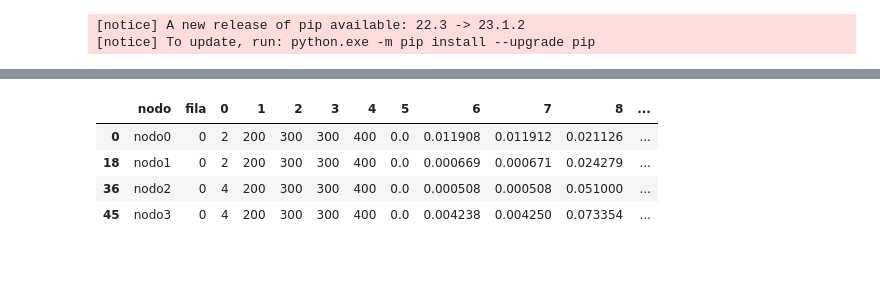
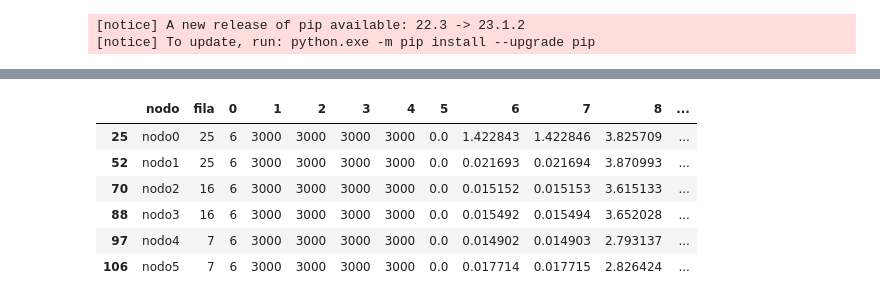
Before and after one commit to Nano-Nathan/proyecto-ppd, a Jupyter notebook: data_processing.ipynb, the cells around one changed output, grey strips where cells are left out. Saved outputs shown, nothing was run; the diff lists cells and outputs as text; code cells hidden in the pictures; blank space fills up the shorter version.

```diff
--- a/data_processing.ipynb
+++ b/data_processing.ipynb
@@ -78,6 +84,6 @@ df_promedioNodo0
 # %%
 # agrupamos los casos en un nuevo dataframe juntando los datos de los dataframe de nodos cuyos valores de fila para las primeras 5 columnas son iguales a 2	400	400	400	400
-df_nodos = pd.concat([df_promedioNodo0, df_promedioNodo1, df_promedioNodo2, df_promedioNodo3], keys=['nodo0', 'nodo1', 'nodo2', 'nodo3'], names=['nodo', 'fila'])
+df_nodos = pd.concat([df_promedioNodo0, df_promedioNodo1, df_promedioNodo2, df_promedioNodo3, df_promedioNodo4, df_promedioNodo5], keys=['nodo0', 'nodo1', 'nodo2', 'nodo3', 'nodo4', 'nodo5'], names=['nodo', 'fila'])
 # df_nodos = pd.concat([df_promedioNodo0, df_promedioNodo1, df_promedioNodo2, df_promedioNodo3], ignore_index=True)
 df_nodos = df_nodos.reset_index().rename(columns={'index': 'nodo'})
 # %%
@@ -84,0 +105,3 @@ df_nodos
+# %%
+dataCasos.sort_values(by=['nodos', 'fil_a', 'col_a', 'fil_b', 'col_b'], inplace=True)
+dataCasos
@@ -94,19 +137,19 @@ df_nodos[df_nodos['fila'] == 2]
 # %%
 # en un dict crear un dataframe por cada grupo de nodos que tengan igual numero de indice 'fila'
+
 df_casos = {}
-for i in range(0, 18):
-    df_casos[i] = df_nodos[df_nodos['fila'] == i]
+for i in range(0, 27):
+    df_casos[i] = df_nodos[(df_nodos[0] == dataCasos.iloc[i]['nodos']) & (df_nodos[1] == dataCasos.iloc[i]['fil_a']) & (df_nodos[2] == dataCasos.iloc[i]['col_a']) & (df_nodos[3] == dataCasos.iloc[i]['fil_b']) & (df_nodos[4] == dataCasos.iloc[i]['col_b'])]
-# %%
-# eliminamos las columnas que no nos interesan para el analisis
-df_casos[0] = df_casos[0].drop(['fila',0,1,2,3,4], axis=1)
 # %%
-df_casos[0]
+df_casos[25]
 # %% [output]
 |  | nodo | fila | 0 | 1 | 2 | 3 | 4 | 5 | 6 | 7 | 8 | ... |
-| 0 | nodo0 | 0 | 2 | 200 | 300 | 300 | 400 | 0.0 | 0.011908 | 0.011912 | 0.021126 | ... |
-| 18 | nodo1 | 0 | 2 | 200 | 300 | 300 | 400 | 0.0 | 0.000669 | 0.000671 | 0.024279 | ... |
-| 36 | nodo2 | 0 | 4 | 200 | 300 | 300 | 400 | 0.0 | 0.000508 | 0.000508 | 0.051000 | ... |
-| 45 | nodo3 | 0 | 4 | 200 | 300 | 300 | 400 | 0.0 | 0.004238 | 0.004250 | 0.073354 | ... |
+| 25 | nodo0 | 25 | 6 | 3000 | 3000 | 3000 | 3000 | 0.0 | 1.422843 | 1.422846 | 3.825709 | ... |
+| 52 | nodo1 | 25 | 6 | 3000 | 3000 | 3000 | 3000 | 0.0 | 0.021693 | 0.021694 | 3.870993 | ... |
+| 70 | nodo2 | 16 | 6 | 3000 | 3000 | 3000 | 3000 | 0.0 | 0.015152 | 0.015153 | 3.615133 | ... |
+| 88 | nodo3 | 16 | 6 | 3000 | 3000 | 3000 | 3000 | 0.0 | 0.015492 | 0.015494 | 3.652028 | ... |
+| 97 | nodo4 | 7 | 6 | 3000 | 3000 | 3000 | 3000 | 0.0 | 0.014902 | 0.014903 | 2.793137 | ... |
+| 106 | nodo5 | 7 | 6 | 3000 | 3000 | 3000 | 3000 | 0.0 | 0.017714 | 0.017715 | 2.826424 | ... |
 # %%
 import matplotlib.pyplot as plt
 
```
Also changed, not shown: parts of 9 cells of this notebook.
